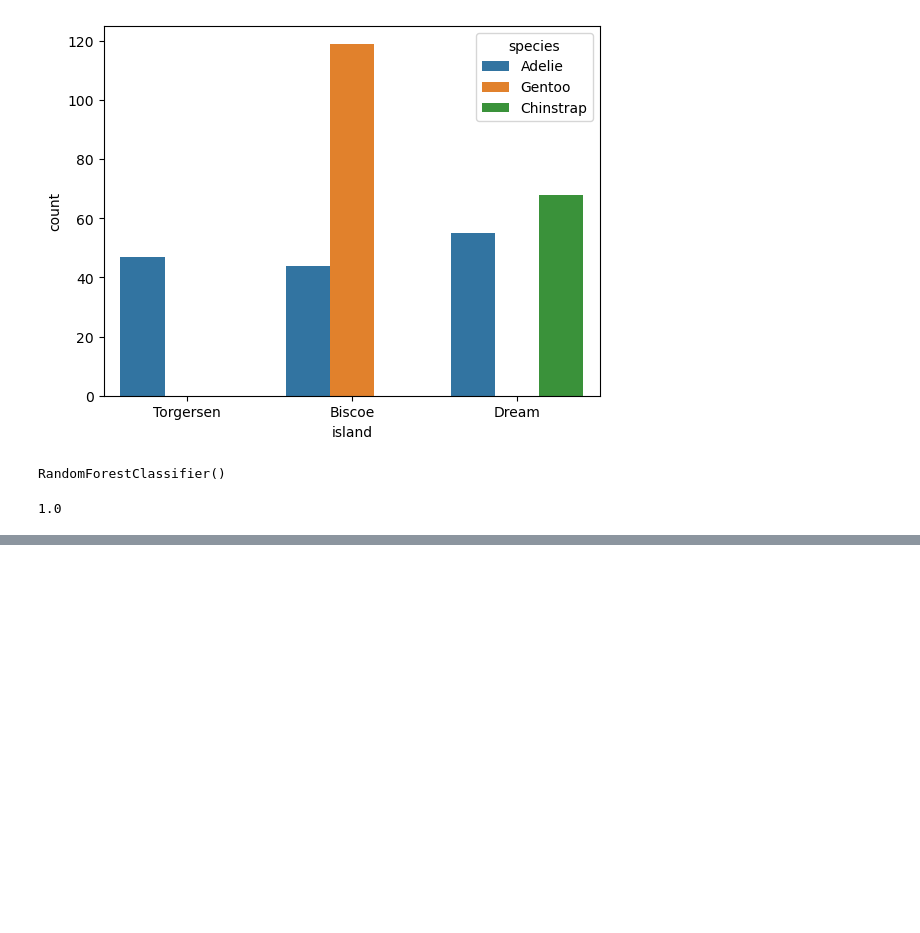
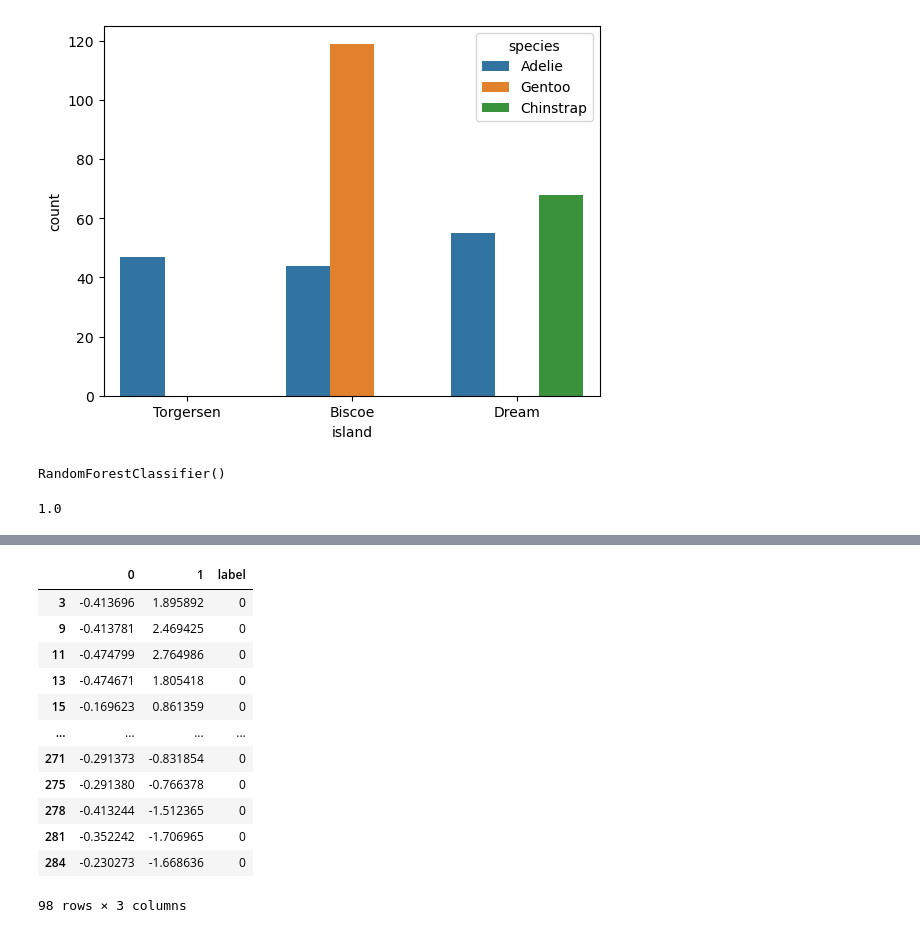
Before and after one commit to lebondon/FISTIC2024_FD, a Jupyter notebook: FD_files/lez9/penguins2solve.ipynb, the cells around one changed output, grey strips where cells are left out. Cells and saved outputs as stored; diff of their text form; code cells hidden in the pictures; blank space fills up the shorter version.

```diff
--- a/FD_files/lez9/penguins2solve.ipynb
+++ b/FD_files/lez9/penguins2solve.ipynb
@@ -128,0 +208,17 @@ array([1.        , 0.98507463, 0.98507463, 1.        , 0.98484848])
+# %%
+lable_filtered0=scaled_X.loc[scaled_X['label'] == 0]
+lable_filtered0
+# %% [output]
+|  | 0 | 1 | label |
+| 3 | -0.413696 | 1.895892 | 0 |
+| 9 | -0.413781 | 2.469425 | 0 |
+| 11 | -0.474799 | 2.764986 | 0 |
+| 13 | -0.474671 | 1.805418 | 0 |
+| 15 | -0.169623 | 0.861359 | 0 |
+| ... | ... | ... | ... |
+| 271 | -0.291373 | -0.831854 | 0 |
+| 275 | -0.291380 | -0.766378 | 0 |
+| 278 | -0.413244 | -1.512365 | 0 |
+| 281 | -0.352242 | -1.706965 | 0 |
+| 284 | -0.230273 | -1.668636 | 0 |
+98 rows × 3 columns
```
Also changed, not shown: parts of 11 cells of this notebook, 4 other files.
